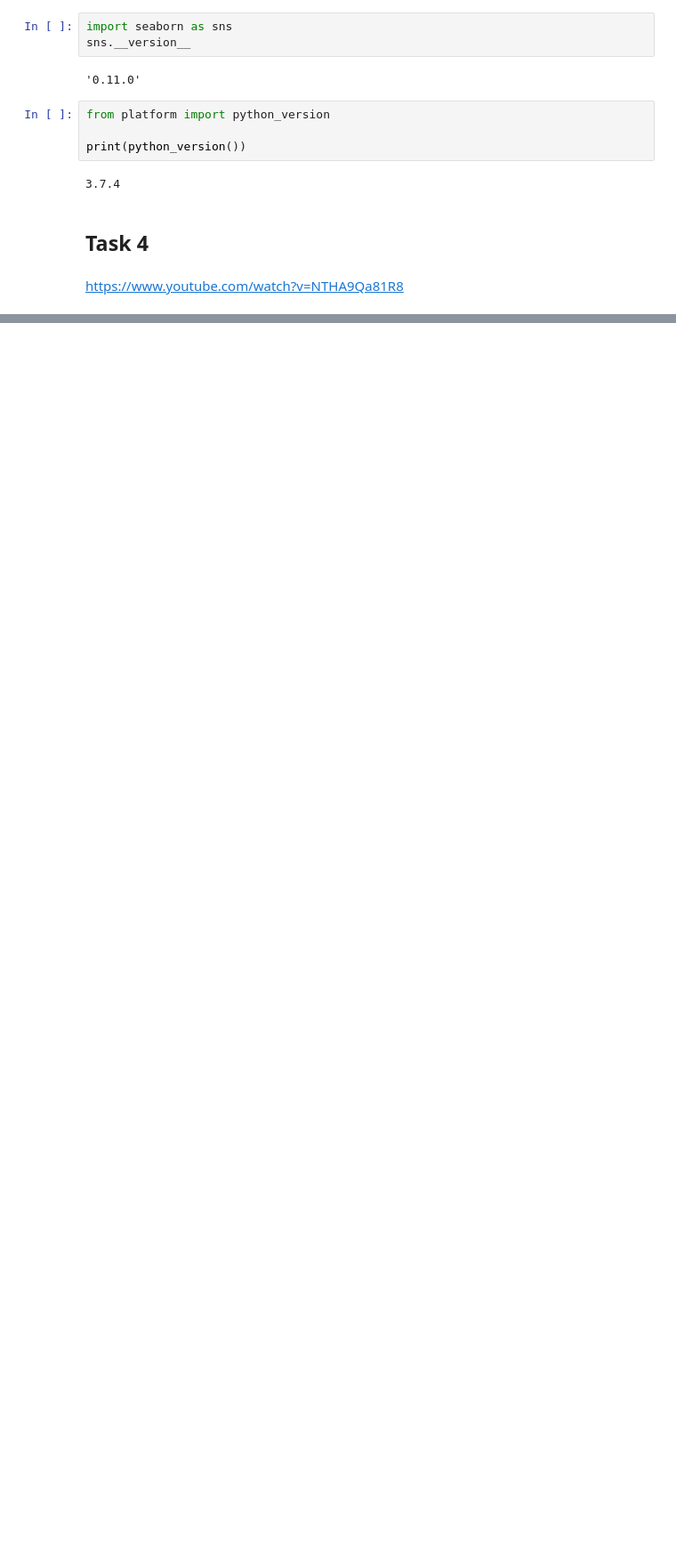
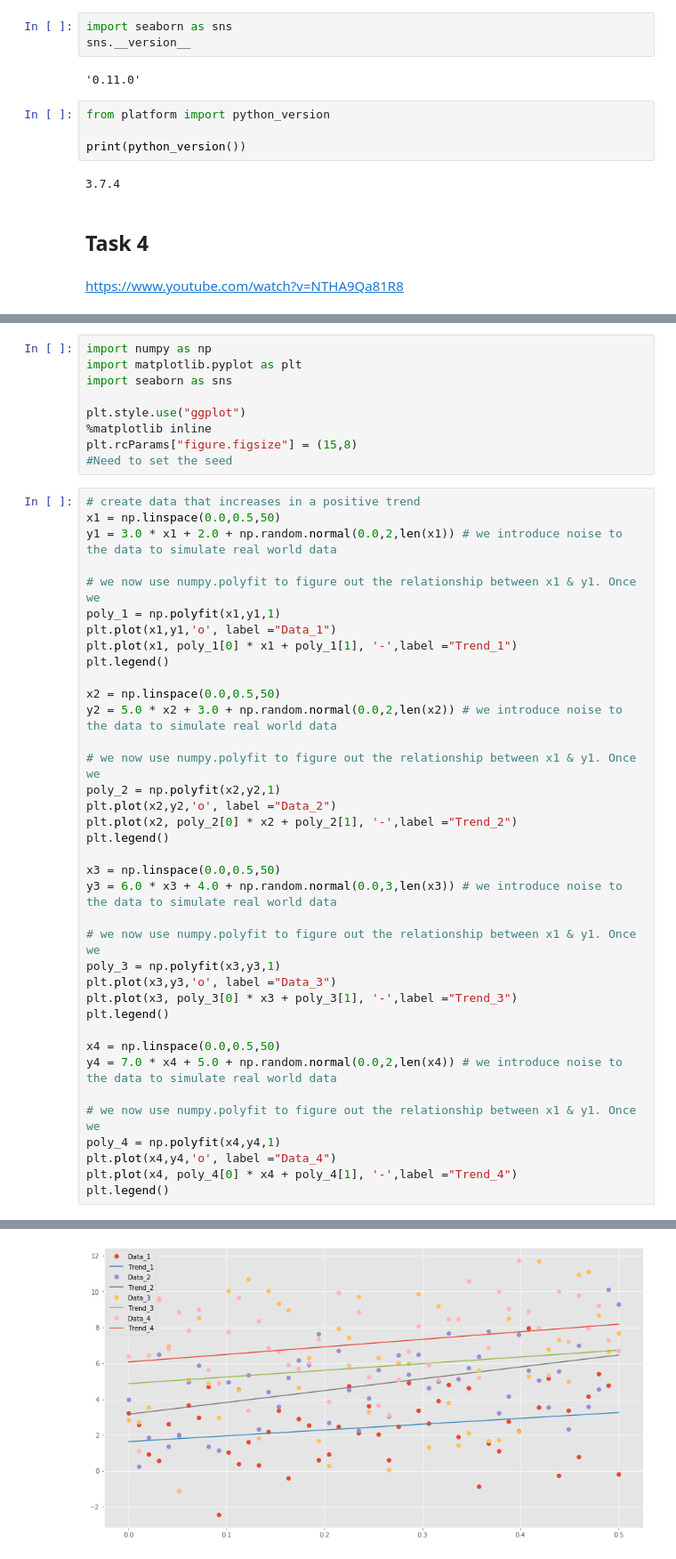
Before and after one commit to shaner1/Fundamentals_Task_20, a Jupyter notebook: Fundamentals_Task.ipynb, the cells around one changed output, grey strips where cells are left out. Shown: that part at 89% size. Saved outputs shown, nothing was run; the diff lists cells and outputs as text; blank space fills up the shorter version.

```diff
--- a/Fundamentals_Task.ipynb
+++ b/Fundamentals_Task.ipynb
@@ -168,0 +177,47 @@ https://www.youtube.com/watch?v=NTHA9Qa81R8
+# %%
+import numpy as np
+import matplotlib.pyplot as plt
+import seaborn as sns
+
+plt.style.use("ggplot")
+%matplotlib inline
+plt.rcParams["figure.figsize"] = (15,8)
+#Need to set the seed
+# %%
+# create data that increases in a positive trend
+x1 = np.linspace(0.0,0.5,50)
+y1 = 3.0 * x1 + 2.0 + np.random.normal(0.0,2,len(x1)) # we introduce noise to the data to simulate real world data
+
+# we now use numpy.polyfit to figure out the relationship between x1 & y1. Once we
+poly_1 = np.polyfit(x1,y1,1)
+plt.plot(x1,y1,'o', label ="Data_1")
+plt.plot(x1, poly_1[0] * x1 + poly_1[1], '-',label ="Trend_1")
+plt.legend()
+
+x2 = np.linspace(0.0,0.5,50)
+y2 = 5.0 * x2 + 3.0 + np.random.normal(0.0,2,len(x2)) # we introduce noise to the data to simulate real world data
+
+# we now use numpy.polyfit to figure out the relationship between x1 & y1. Once we
+poly_2 = np.polyfit(x2,y2,1)
+plt.plot(x2,y2,'o', label ="Data_2")
+plt.plot(x2, poly_2[0] * x2 + poly_2[1], '-',label ="Trend_2")
+plt.legend()
+
+x3 = np.linspace(0.0,0.5,50)
+y3 = 6.0 * x3 + 4.0 + np.random.normal(0.0,3,len(x3)) # we introduce noise to the data to simulate real world data
+
+# we now use numpy.polyfit to figure out the relationship between x1 & y1. Once we
+poly_3 = np.polyfit(x3,y3,1)
+plt.plot(x3,y3,'o', label ="Data_3")
+plt.plot(x3, poly_3[0] * x3 + poly_3[1], '-',label ="Trend_3")
+plt.legend()
+
+x4 = np.linspace(0.0,0.5,50)
+y4 = 7.0 * x4 + 5.0 + np.random.normal(0.0,2,len(x4)) # we introduce noise to the data to simulate real world data
+
+# we now use numpy.polyfit to figure out the relationship between x1 & y1. Once we
+poly_4 = np.polyfit(x4,y4,1)
+plt.plot(x4,y4,'o', label ="Data_4")
+plt.plot(x4, poly_4[0] * x4 + poly_4[1], '-',label ="Trend_4")
+plt.legend()
+# %% [output]
@@ -168,0 +225 @@ https://www.youtube.com/watch?v=NTHA9Qa81R8
+[figure, added]
```
Also changed, not shown: parts of 7 cells of this notebook.
